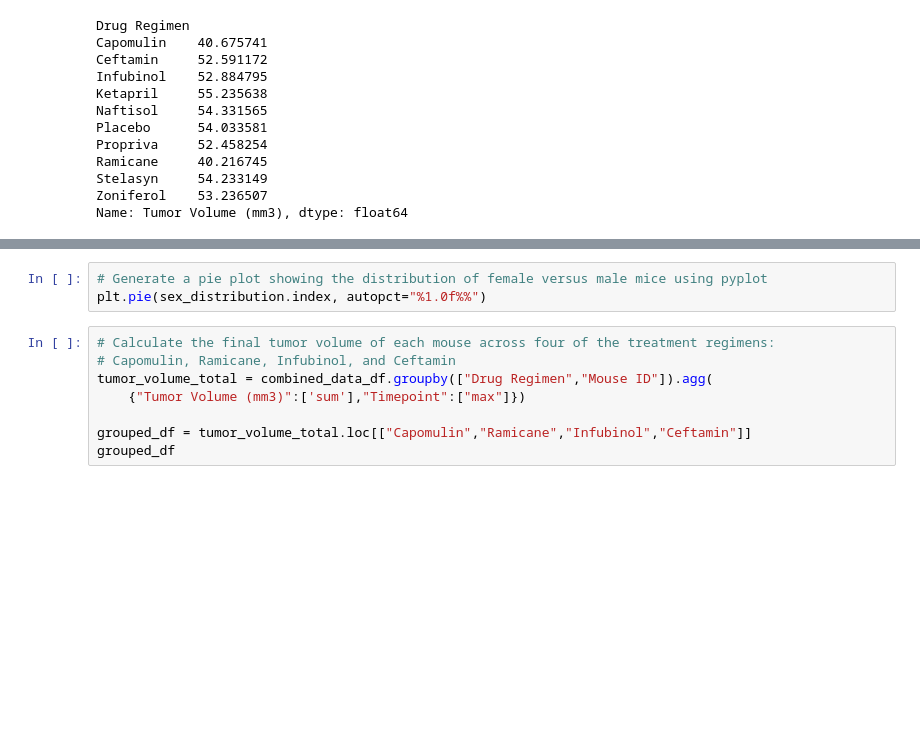
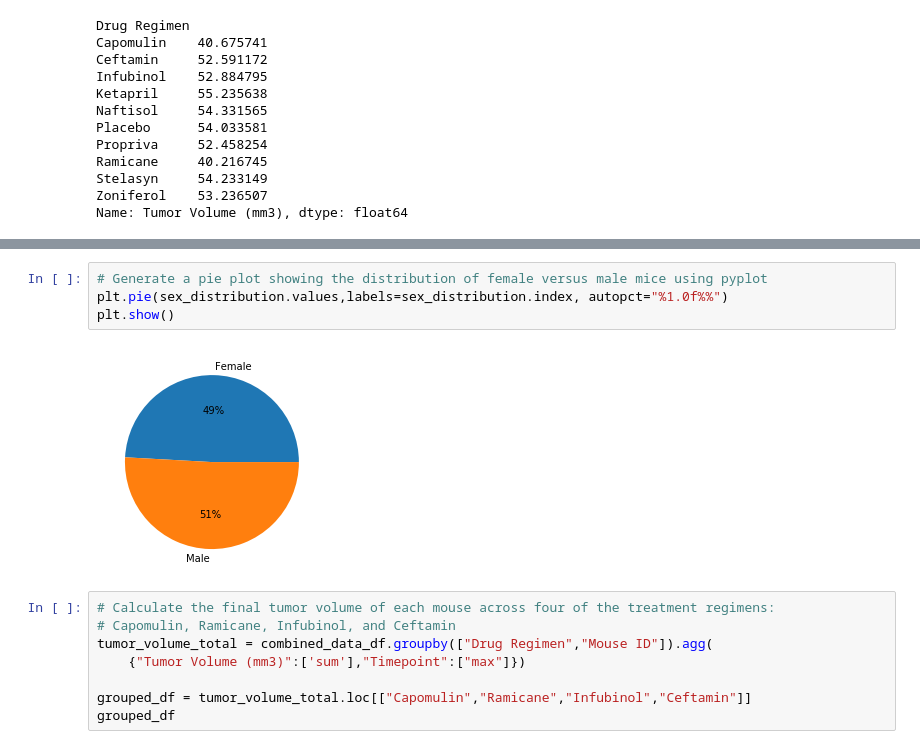
Before and after one commit to mattapallisravya/visualization-with-matplotlib, a Jupyter notebook: Untitled.ipynb, the cells around one changed output, grey strips where cells are left out. Cells and saved outputs as stored; diff of their text form; blank space fills up the shorter version.

```diff
--- a/Untitled.ipynb
+++ b/Untitled.ipynb
@@ -111,6 +239,9 @@ sex_distribution
 # %%
 # Generate a pie plot showing the distribution of female versus male mice using pyplot
-plt.pie(sex_distribution.index, autopct="%1.0f%%")
+plt.pie(sex_distribution.values,labels=sex_distribution.index, autopct="%1.0f%%")
+plt.show()
+# %% [output]
+[figure, added]
 # %%
 # Calculate the final tumor volume of each mouse across four of the treatment regimens:
 # Capomulin, Ramicane, Infubinol, and Ceftamin
```
Also changed, not shown: parts of 27 cells of this notebook, 1 other file.
